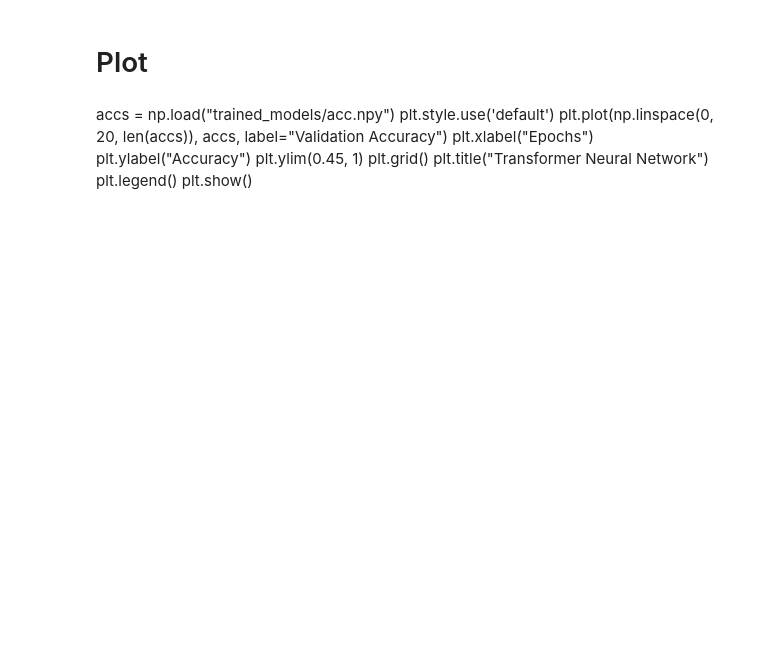
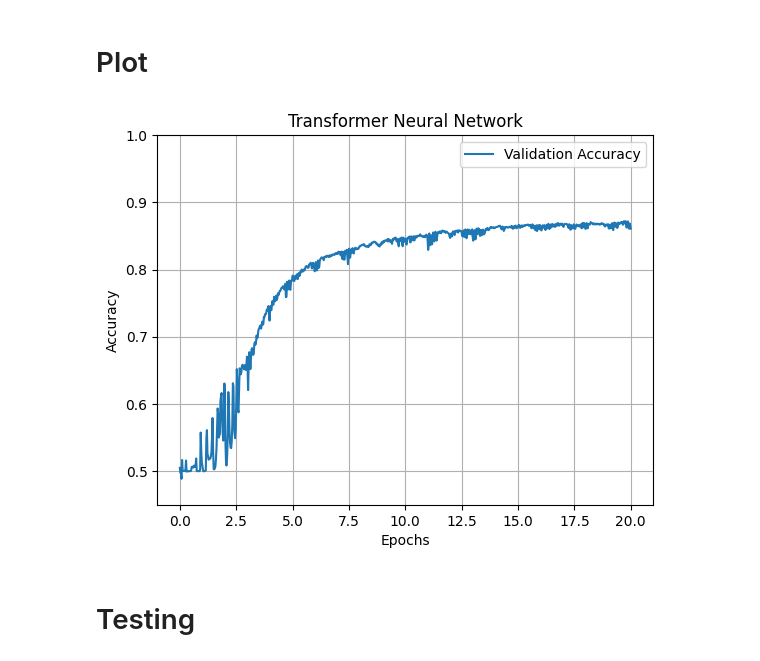
Before and after one commit to happyearthbytes/transformer, a Jupyter notebook: transformer.ipynb, the cells around one changed output. Cells and saved outputs as stored; diff of their text form; code cells hidden in the pictures; blank space fills up the shorter version.

```diff
--- a/transformer.ipynb
+++ b/transformer.ipynb
@@ -272,13 +288,17 @@ np.save("trained_models/acc.npy", accs)
 # %% [markdown]
 # Plot
-# %% [markdown]
-accs = np.load("trained_models/acc.npy")
-plt.style.use('default')
-plt.plot(np.linspace(0, 20, len(accs)), accs, label="Validation Accuracy")
-plt.xlabel("Epochs")
-plt.ylabel("Accuracy")
-plt.ylim(0.45, 1)
-plt.grid()
-plt.title("Transformer Neural Network")
-plt.legend()
-plt.show()
+# %%
+accs = np.load("trained_models/acc.npy")
+plt.style.use('default')
+plt.plot(np.linspace(0, 20, len(accs)), accs, label="Validation Accuracy")
+plt.xlabel("Epochs")
+plt.ylabel("Accuracy")
+plt.ylim(0.45, 1)
+plt.grid()
+plt.title("Transformer Neural Network")
+plt.legend()
+plt.show()
+# %% [output]
+[figure, added]
+# %% [markdown]
+# Testing
```
Also changed, not shown: parts of 6 cells of this notebook, 4 other files.
